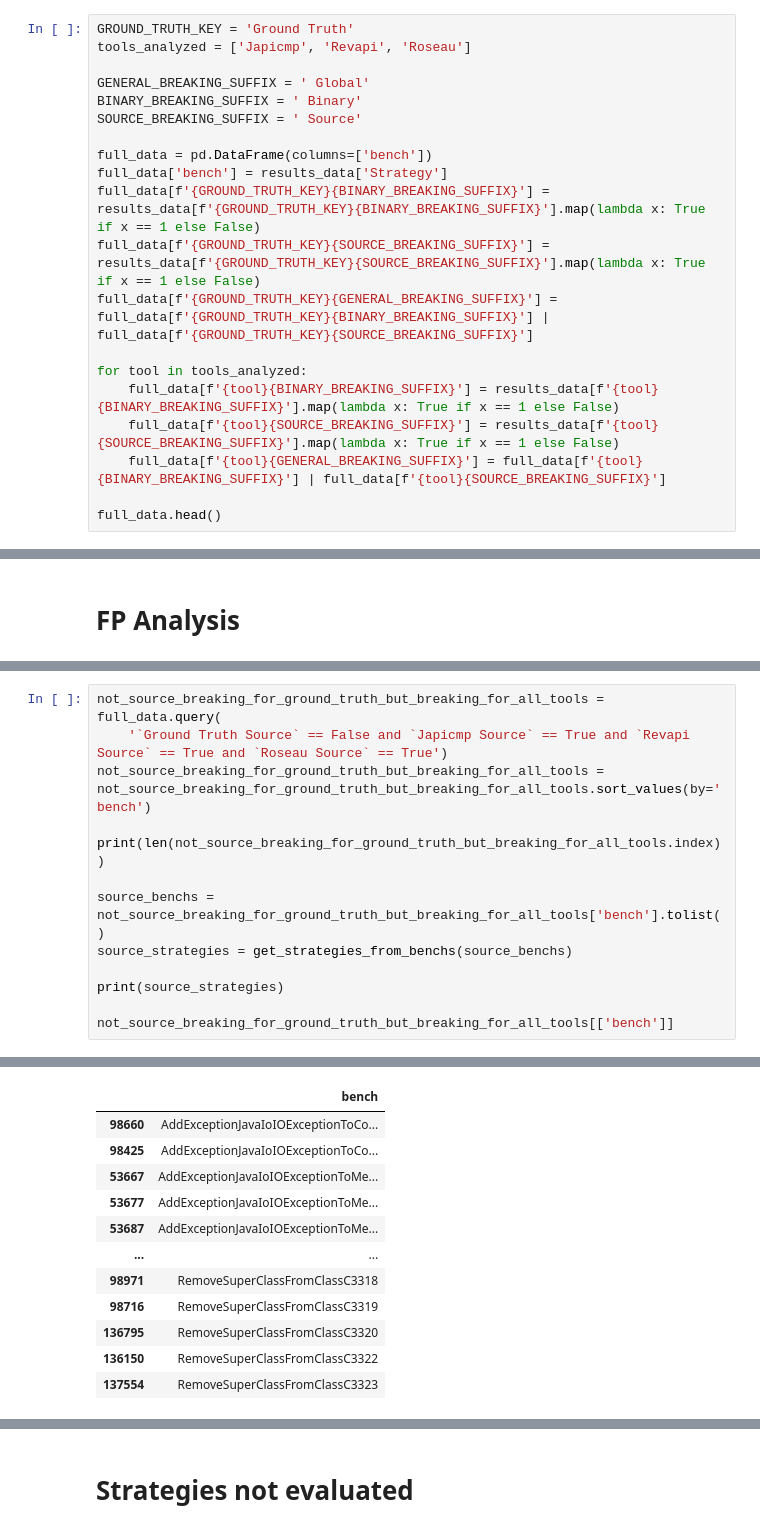
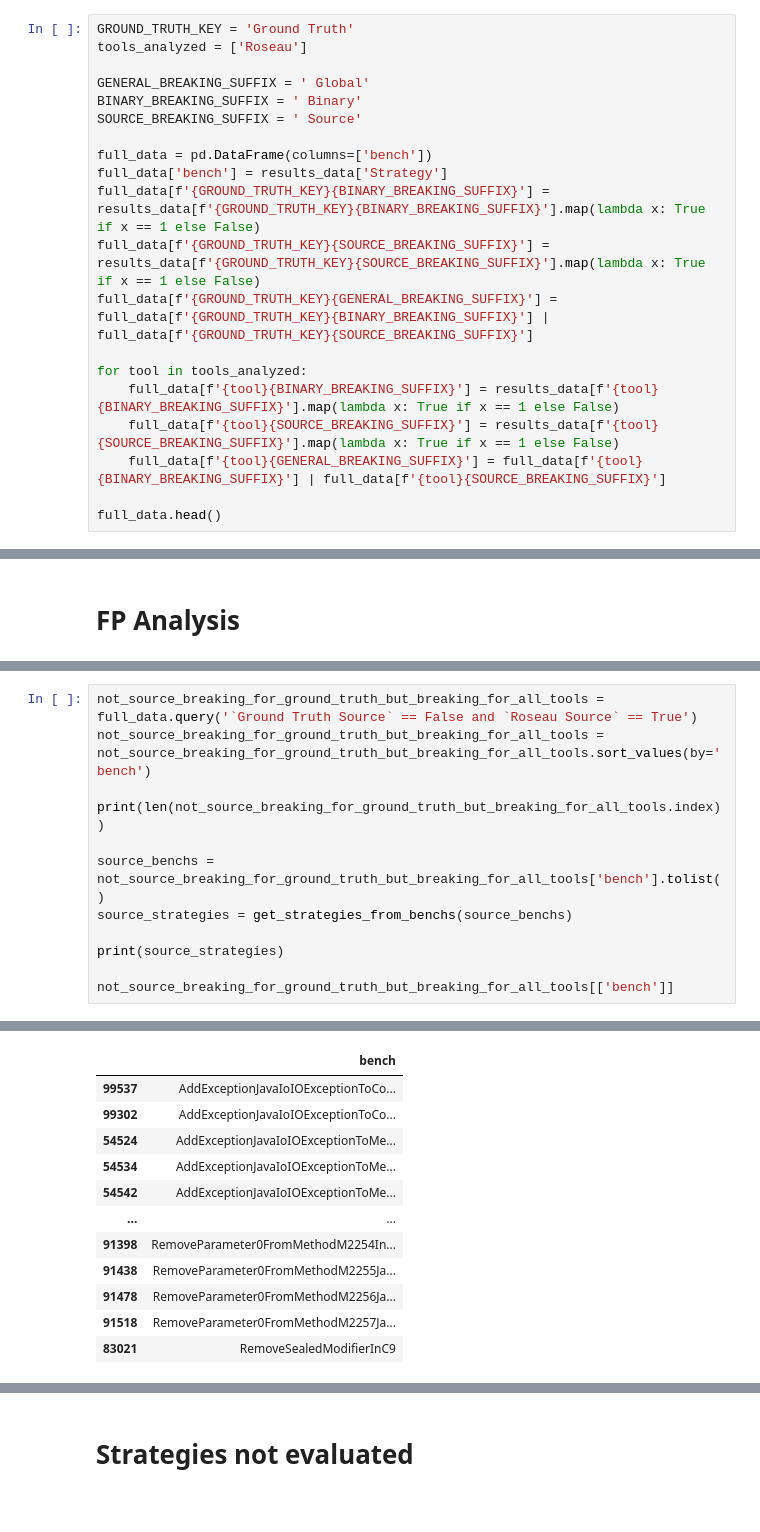
Before and after one commit to alien-tools/roseau, a Jupyter notebook: result/results.ipynb, the cells around one changed output, grey strips where cells are left out. Cells and saved outputs as stored; diff of their text form.

```diff
--- a/result/results.ipynb
+++ b/result/results.ipynb
@@ -26,6 +26,6 @@ errors_data.head()
 # %%
 GROUND_TRUTH_KEY = 'Ground Truth'
-tools_analyzed = ['Japicmp', 'Revapi', 'Roseau']
+tools_analyzed = ['Roseau']
 
 GENERAL_BREAKING_SUFFIX = ' Global'
 BINARY_BREAKING_SUFFIX = ' Binary'
@@ -203,6 +199,5 @@ not_binary_breaking_for_ground_truth_but_breaking_for_all_tools[['bench']]
 # %%
-not_source_breaking_for_ground_truth_but_breaking_for_all_tools = full_data.query(
-    '`Ground Truth Source` == False and `Japicmp Source` == True and `Revapi Source` == True and `Roseau Source` == True')
+not_source_breaking_for_ground_truth_but_breaking_for_all_tools = full_data.query('`Ground Truth Source` == False and `Roseau Source` == True')
 not_source_breaking_for_ground_truth_but_breaking_for_all_tools = not_source_breaking_for_ground_truth_but_breaking_for_all_tools.sort_values(by='bench')
 
 print(len(not_source_breaking_for_ground_truth_but_breaking_for_all_tools.index))
@@ -218,13 +213,13 @@ not_source_breaking_for_ground_truth_but_breaking_for_all_tools[['bench']]
 ['^AddException.+ToConstructor.+In.+$', '^AddException.+ToMethod.+In.+$', '^AddModifier.+ToField.+In.+$', '^AddParameter.+ToConstructor.+In.+$', '^AddParameter.+ToMethod.+In.+$', '^AddRecordComponent. ...
 |  | bench |
-| 98660 | AddExceptionJavaIoIOExceptionToCo... |
-| 98425 | AddExceptionJavaIoIOExceptionToCo... |
-| 53667 | AddExceptionJavaIoIOExceptionToMe... |
-| 53677 | AddExceptionJavaIoIOExceptionToMe... |
-| 53687 | AddExceptionJavaIoIOExceptionToMe... |
+| 99537 | AddExceptionJavaIoIOExceptionToCo... |
+| 99302 | AddExceptionJavaIoIOExceptionToCo... |
+| 54524 | AddExceptionJavaIoIOExceptionToMe... |
+| 54534 | AddExceptionJavaIoIOExceptionToMe... |
+| 54542 | AddExceptionJavaIoIOExceptionToMe... |
 | ... | ... |
-| 98971 | RemoveSuperClassFromClassC3318 |
-| 98716 | RemoveSuperClassFromClassC3319 |
-| 136795 | RemoveSuperClassFromClassC3320 |
-| 136150 | RemoveSuperClassFromClassC3322 |
-| 137554 | RemoveSuperClassFromClassC3323 |
+| 91398 | RemoveParameter0FromMethodM2254In... |
+| 91438 | RemoveParameter0FromMethodM2255Ja... |
+| 91478 | RemoveParameter0FromMethodM2256Ja... |
+| 91518 | RemoveParameter0FromMethodM2257Ja... |
+| 83021 | RemoveSealedModifierInC9 |
```
Also changed, not shown: parts of 14 cells of this notebook, 2 other files.
